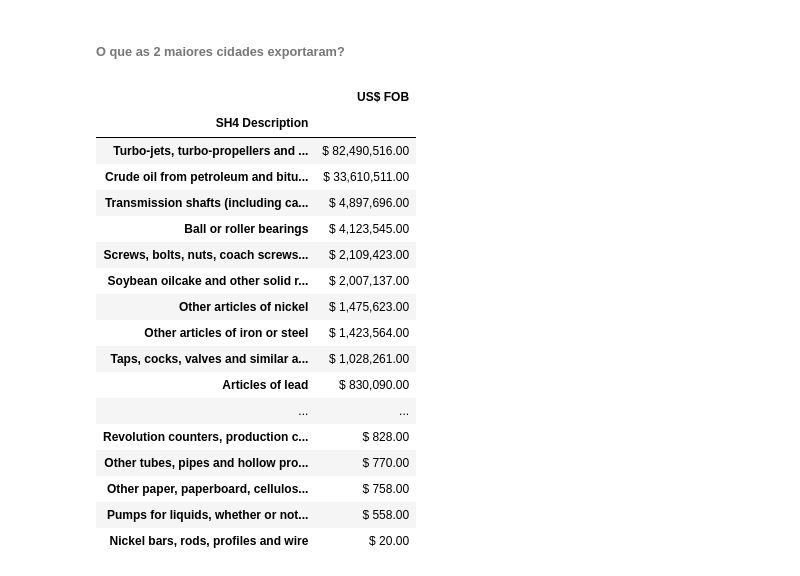
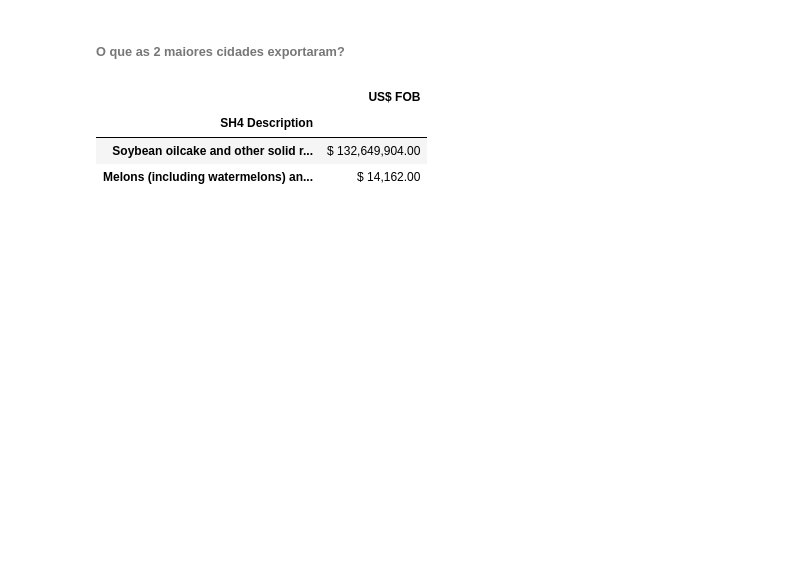
Before and after one commit to gsoaresdz/export, a Jupyter notebook: Main.ipynb, the cells around one changed output. Cells and saved outputs as stored; diff of their text form; code cells hidden in the pictures; blank space fills up the shorter version.

```diff
--- a/Main.ipynb
+++ b/Main.ipynb
@@ -132,27 +132,15 @@ display(exportacao_cidade_2020)
 # %% [markdown]
 ###### O que as 2 maiores cidades exportaram?
 # %%
-tabela_cidade = tabela_2020.loc[tabela_2020["City"] == "Duque de Caxias - RJ", :] # Luís Eduardo Magalhães - BA
+cidade = exportacao_cidade_2020.index[1]
+tabela_cidade = tabela_2020.loc[tabela_2020["City"] == cidade, :]
 tabela_cidade = tabela_cidade.groupby("SH4 Description").sum()[["US$ FOB"]]
 tabela_cidade = tabela_cidade.sort_values("US$ FOB", ascending=False)
 tabela_cidade["US$ FOB"] = tabela_cidade["US$ FOB"].map(formatacao)
+
 display(tabela_cidade)
 # %% [output]
 |  | US$ FOB |
 | SH4 Description |  |
-| Turbo-jets, turbo-propellers and ... | $ 82,490,516.00 |
-| Crude oil from petroleum and bitu... | $ 33,610,511.00 |
-| Transmission shafts (including ca... | $ 4,897,696.00 |
-| Ball or roller bearings | $ 4,123,545.00 |
-| Screws, bolts, nuts, coach screws... | $ 2,109,423.00 |
-| Soybean oilcake and other solid r... | $ 2,007,137.00 |
-| Other articles of nickel | $ 1,475,623.00 |
-| Other articles of iron or steel | $ 1,423,564.00 |
-| Taps, cocks, valves and similar a... | $ 1,028,261.00 |
-| Articles of lead | $ 830,090.00 |
-| ... | ... |
-| Revolution counters, production c... | $ 828.00 |
-| Other tubes, pipes and hollow pro... | $ 770.00 |
-| Other paper, paperboard, cellulos... | $ 758.00 |
-| Pumps for liquids, whether or not... | $ 558.00 |
-| Nickel bars, rods, profiles and wire | $ 20.00 |
+| Soybean oilcake and other solid r... | $ 132,649,904.00 |
+| Melons (including watermelons) an... | $ 14,162.00 |
```
Also changed, not shown: parts of 1 cell of this notebook.
